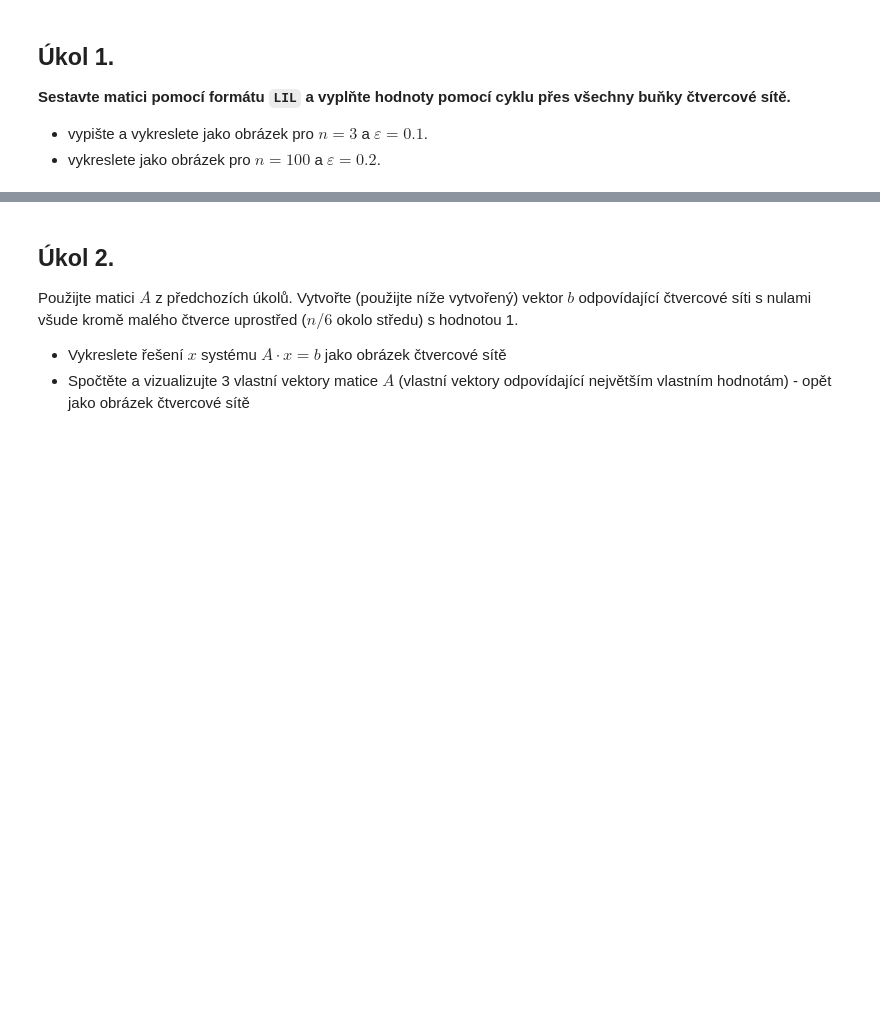
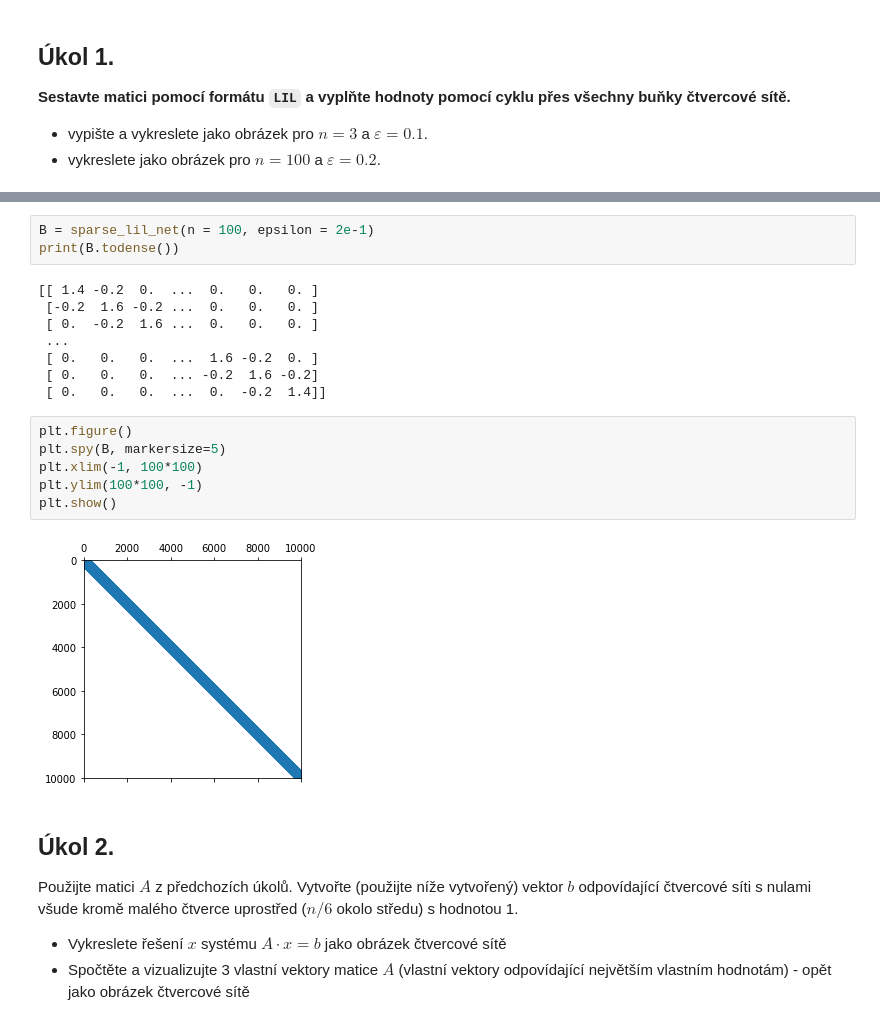
Before and after one commit to TAB0048/vvp-DU, a Jupyter notebook: DU5/DU5.ipynb, the cells around one changed output, grey strips where cells are left out. Cells and saved outputs as stored; diff of their text form; blank space fills up the shorter version.

```diff
--- a/DU5/DU5.ipynb
+++ b/DU5/DU5.ipynb
@@ -87,3 +100,22 @@ print(A.todense())
+# %%
+B = sparse_lil_net(n = 100, epsilon = 2e-1)
+print(B.todense())
+# %% [output]
+[[ 1.4 -0.2  0.  ...  0.   0.   0. ]
+ [-0.2  1.6 -0.2 ...  0.   0.   0. ]
+ [ 0.  -0.2  1.6 ...  0.   0.   0. ]
+ ...
+ [ 0.   0.   0.  ...  1.6 -0.2  0. ]
+ [ 0.   0.   0.  ... -0.2  1.6 -0.2]
+ [ 0.   0.   0.  ...  0.  -0.2  1.4]]
+# %%
+plt.figure()
+plt.spy(B, markersize=5)
+plt.xlim(-1, 100*100)
+plt.ylim(100*100, -1)
+plt.show()
+# %% [output]
+[figure, added]
 # %% [markdown]
 ## Úkol 2.
 
```
Also changed, not shown: parts of 3 cells of this notebook.
